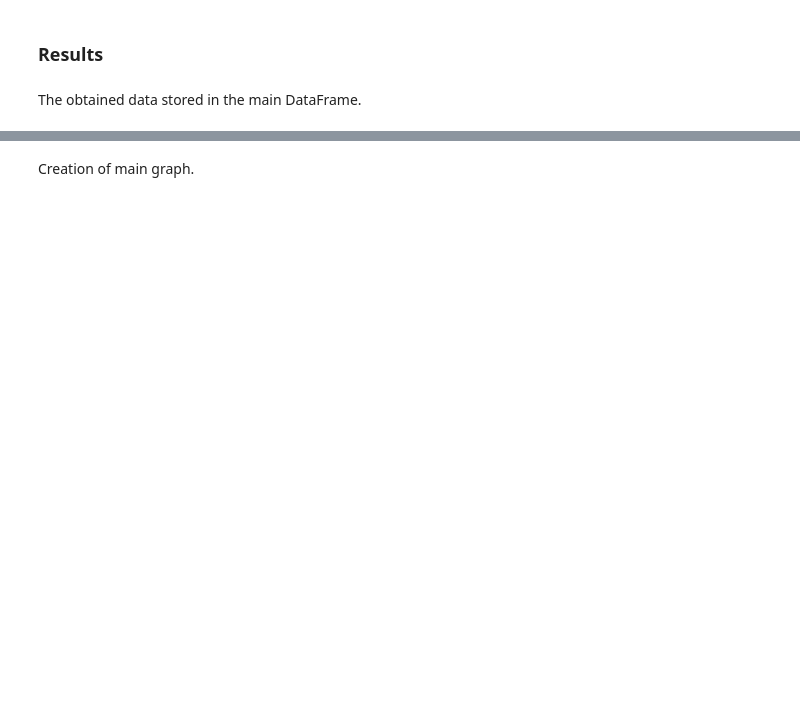
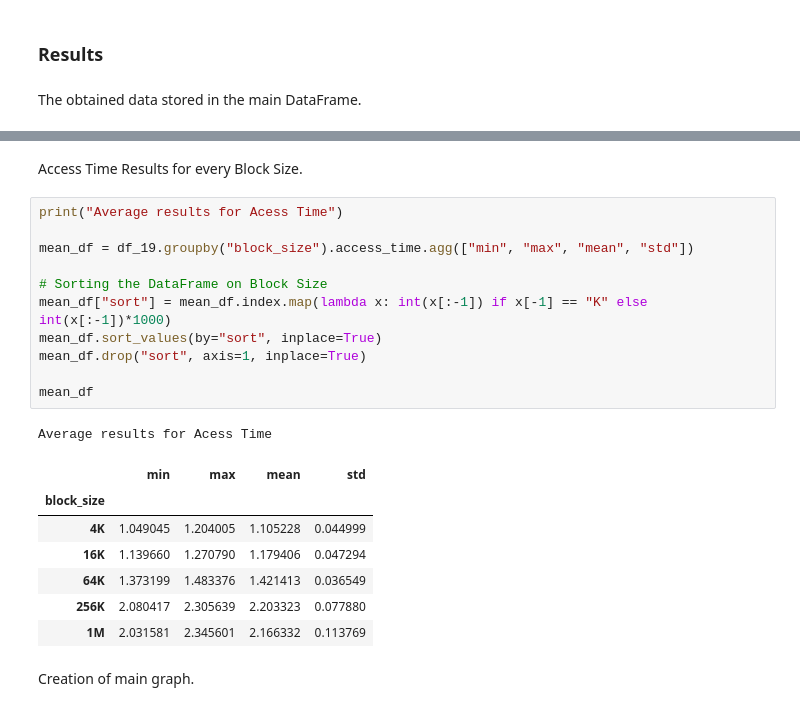
Before and after one commit to CarlosCRG19/open-source-mlh-fellowship, a Jupyter notebook: Week-5/3rdTests.ipynb, the cells around one changed output, grey strips where cells are left out. Saved outputs shown, nothing was run; the diff lists cells and outputs as text; blank space fills up the shorter version.

```diff
--- a/Week-5/3rdTests.ipynb
+++ b/Week-5/3rdTests.ipynb
@@ -166,3 +190,25 @@ df_19
+# %% [markdown]
+Access Time Results for every Block Size.
+# %%
+print("Average results for Acess Time")
+
+mean_df = df_19.groupby("block_size").access_time.agg(["min", "max", "mean", "std"])
+
+# Sorting the DataFrame on Block Size
+mean_df["sort"] = mean_df.index.map(lambda x: int(x[:-1]) if x[-1] == "K" else int(x[:-1])*1000)
+mean_df.sort_values(by="sort", inplace=True)
+mean_df.drop("sort", axis=1, inplace=True)
+
+mean_df
+# %% [output]
+Average results for Acess Time
+|  | min | max | mean | std |
+| block_size |  |  |  |  |
+| 4K | 1.049045 | 1.204005 | 1.105228 | 0.044999 |
+| 16K | 1.139660 | 1.270790 | 1.179406 | 0.047294 |
+| 64K | 1.373199 | 1.483376 | 1.421413 | 0.036549 |
+| 256K | 2.080417 | 2.305639 | 2.203323 | 0.077880 |
+| 1M | 2.031581 | 2.345601 | 2.166332 | 0.113769 |
 # %% [markdown]
 Creation of main graph.
 # %%
```
Also changed, not shown: parts of 4 cells of this notebook.
